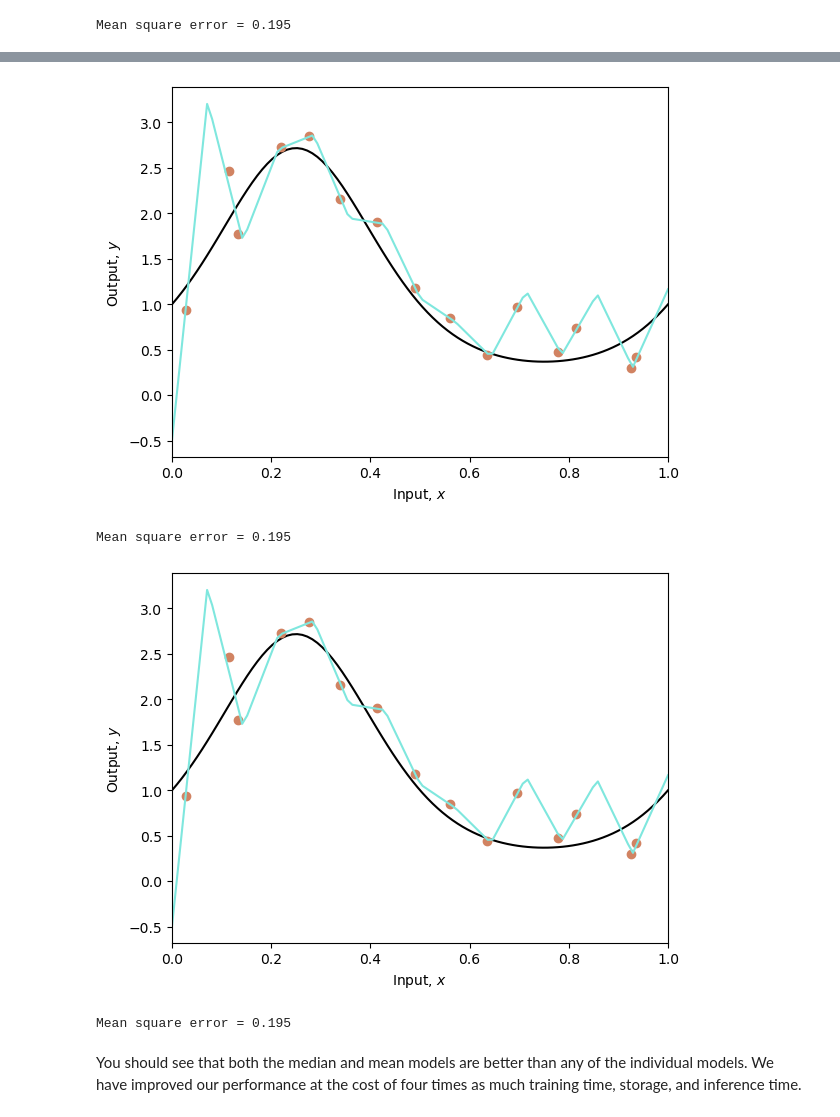
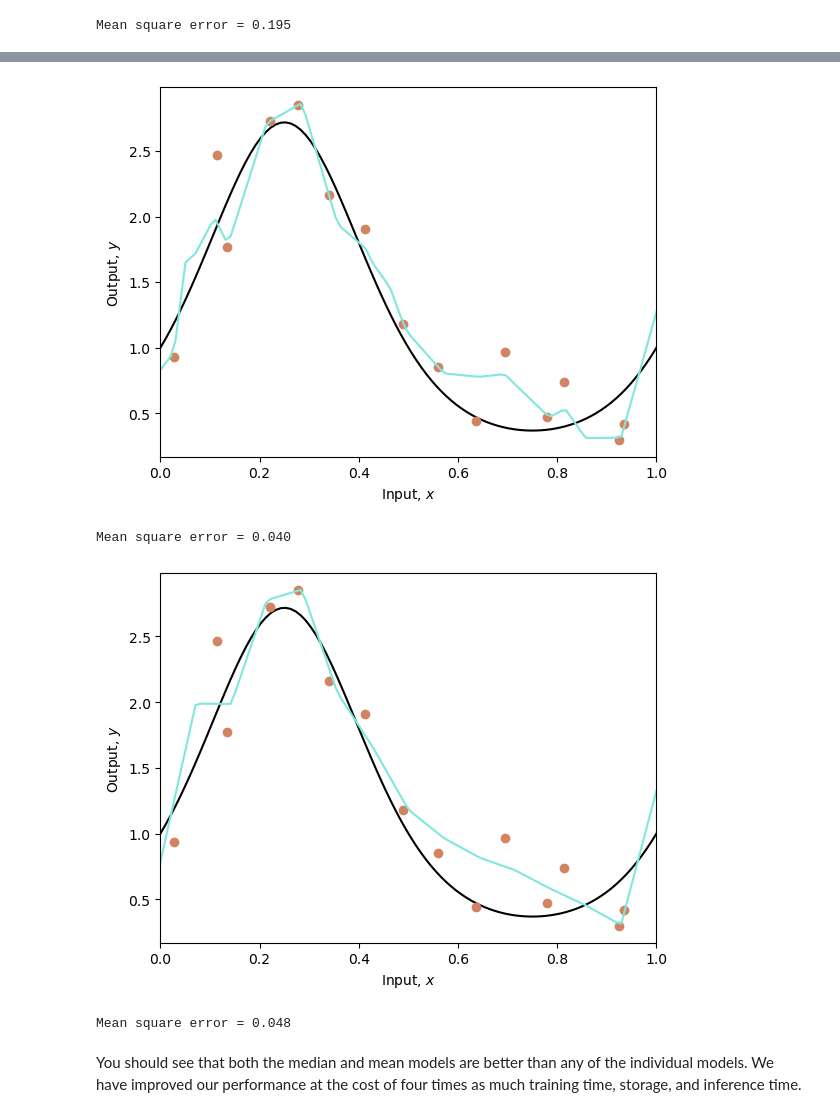
Before and after one commit to faisalmemon/udlbook, a Jupyter notebook: Notebooks/Chap09/9_3_Ensembling.ipynb, the cells around one changed output, grey strips where cells are left out. Saved outputs shown, nothing was run; the diff lists cells and outputs as text; code cells hidden in the pictures.

```diff
--- a/Notebooks/Chap09/9_3_Ensembling.ipynb
+++ b/Notebooks/Chap09/9_3_Ensembling.ipynb
@@ -143,7 +143,8 @@ all_y_model = np.zeros((n_model, len(y_model)))
 for c_model in range(n_model):
     # Sample data indices with replacement (use np.random.choice)
     # Replace this line
-    resampled_indices = np.random.choice(np.arange(0,n_data,1), n_data, replace=True)
+    resampled_indices = np.arange(0,n_data,1)
+    resampled_indices = np.random.choice(resampled_indices, n_data, replace=True)
 
     # Extract the resampled x and y data
     x_data_resampled = x_data[resampled_indices]
@@ -176,23 +177,23 @@ Mean square error = 0.207
 # %%
 # Plot the median of the results
-# TODO -- find the median prediction
+# find the median prediction
 # Replace this line
-y_model_median = all_y_model[0,:]
+y_model_median = np.median(all_y_model, axis=0)
 
 # Draw the function and the model
 plot_function(x_func, y_func, x_data,y_data, x_model, y_model_median)
 
 # Compute the mean squared error between the fitted model (cyan) and the true curve (black)
 mean_sq_error = np.mean((y_model_median-y_func) * (y_model_median-y_func))
 print(f"Mean square error = {mean_sq_error:3.3f}")
 # %% [output]
-[figure, old version]
+[figure, new version]
-Mean square error = 0.195
+Mean square error = 0.040
 # %%
 # Plot the median of the results
-# TODO -- find the mean prediction
+# find the mean prediction
 # Replace this line
-y_model_mean = all_y_model[0,:]
+y_model_mean = np.mean(all_y_model, axis=0)
 
 # Draw the function and the model
 plot_function(x_func, y_func, x_data,y_data, x_model, y_model_mean)
@@ -201,7 +202,7 @@ plot_function(x_func, y_func, x_data,y_data, x_model, y_model_mean)
 mean_sq_error = np.mean((y_model_mean-y_func) * (y_model_mean-y_func))
 print(f"Mean square error = {mean_sq_error:3.3f}")
 # %% [output]
-[figure, old version]
+[figure, new version]
-Mean square error = 0.195
+Mean square error = 0.048
 # %% [markdown]
 You should see that both the median and mean models are better than any of the individual models. We have improved our performance at the cost of four times as much training time, storage, and inference time.
```
Also changed, not shown: parts of 1 cell of this notebook.
